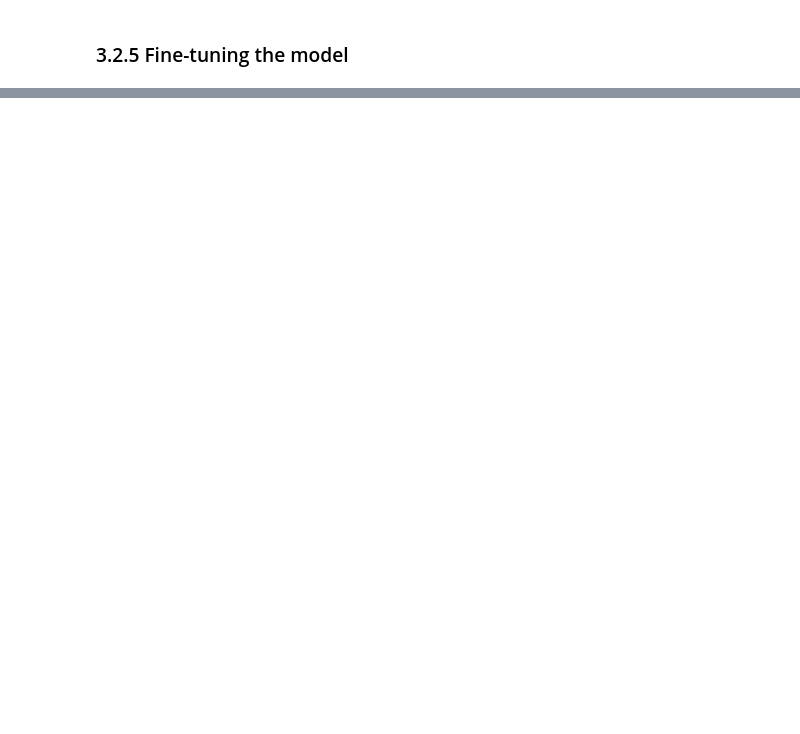
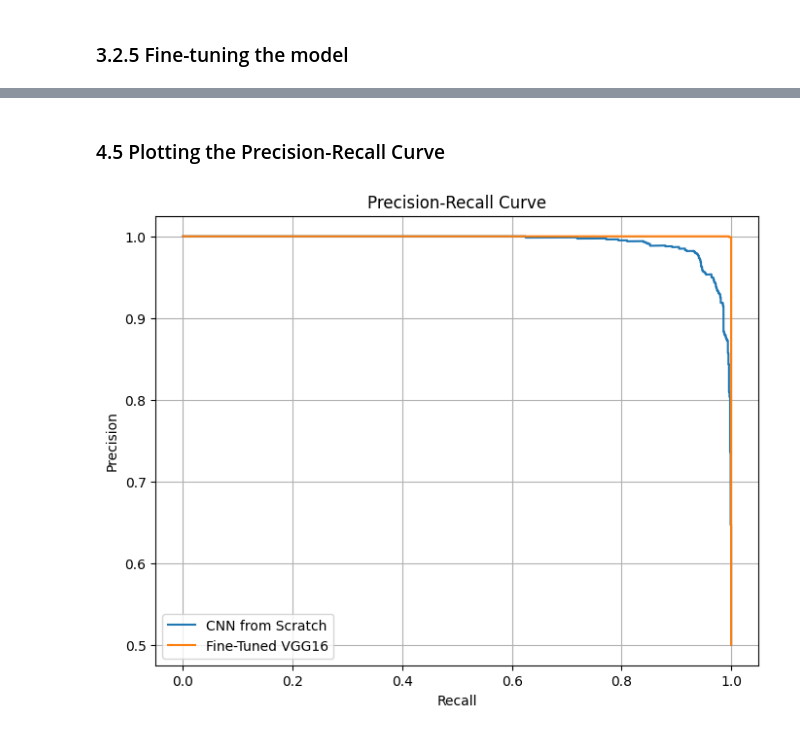
Before and after one commit to tcsgik/CSCN8010_Lab3-Vanilla_CNN_and_Fine_Tune-VGG16_for_Dogs_and_Cats_Classification, a Jupyter notebook: vanilla_cnn_and_fine_tune-VGG16-for_dogs_and_cats_classification.ipynb, the cells around one changed output, grey strips where cells are left out. Saved outputs shown, nothing was run; the diff lists cells and outputs as text; code cells hidden in the pictures; blank space fills up the shorter version.

```diff
--- a/vanilla_cnn_and_fine_tune-VGG16-for_dogs_and_cats_classification.ipynb
+++ b/vanilla_cnn_and_fine_tune-VGG16-for_dogs_and_cats_classification.ipynb
@@ -794,0 +1023,7 @@ print(f"VGG16 Model test set accuracy: {test_acc:.3f}")
+# %%
+# Import function
+from tensorflow import keras
+
+# Load the best model previously saved using ModelCheckpoint
+cnn_model = keras.models.load_model("./models/convnet_from_scratch_with_augmentation.keras")
+vgg_model = keras.models.load_model("./models/fine_tuning.keras")
@@ -794,0 +1049,9 @@ print(f"VGG16 Model test set accuracy: {test_acc:.3f}")
+# %%
+# Import library
+import numpy as np
+
+# Get the test set images and correct labels using numpy arrays
+y_true = []
+for images, labels in test_dataset:
+    y_true.append(labels.numpy())
+y_true = np.concatenate(y_true)  # real labels
@@ -794,0 +1062,8 @@ print(f"VGG16 Model test set accuracy: {test_acc:.3f}")
+# %%
+# Get the predicted probability of the CNN model
+y_pred_cnn_prob = cnn_model.predict(test_dataset)
+y_pred_cnn = (y_pred_cnn_prob > 0.5).astype(int).flatten()
+
+# Get the predicted probability of the VGG16 model
+y_pred_vgg_prob = vgg_model.predict(test_dataset)
+y_pred_vgg = (y_pred_vgg_prob > 0.5).astype(int).flatten()
@@ -794,0 +1109,24 @@ print(f"VGG16 Model test set accuracy: {test_acc:.3f}")
+# %% [markdown]
+### 4.5 Plotting the Precision-Recall Curve
+# %%
+# Import library and function
+import matplotlib.pyplot as plt
+from sklearn.metrics import precision_recall_curve
+
+# define plot_precision_recall
+def plot_precision_recall(y_true, y_scores, label):
+    precision, recall, _ = precision_recall_curve(y_true, y_scores)
+    plt.plot(recall, precision, label=label)
+
+# Display Precision-Recall Curve
+plt.figure(figsize=(8,6))
+plot_precision_recall(y_true, y_pred_cnn_prob, "CNN from Scratch")
+plot_precision_recall(y_true, y_pred_vgg_prob, "Fine-Tuned VGG16")
+plt.xlabel("Recall")
+plt.ylabel("Precision")
+plt.title("Precision-Recall Curve")
+plt.legend()
+plt.grid(True)
+plt.show()
+# %% [output]
+[figure, added]
```
Also changed, not shown: parts of 34 cells of this notebook, 1 other file.
